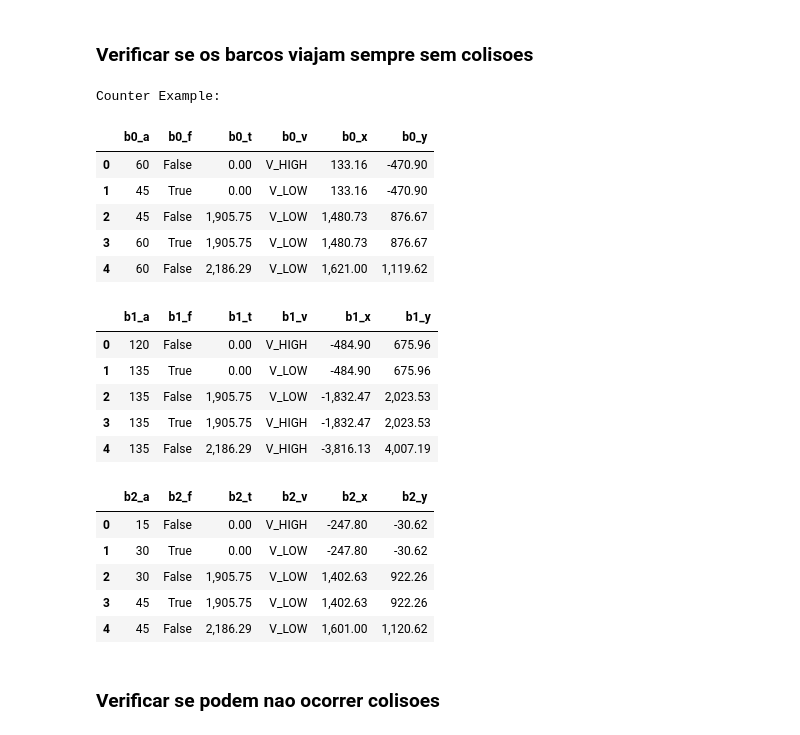
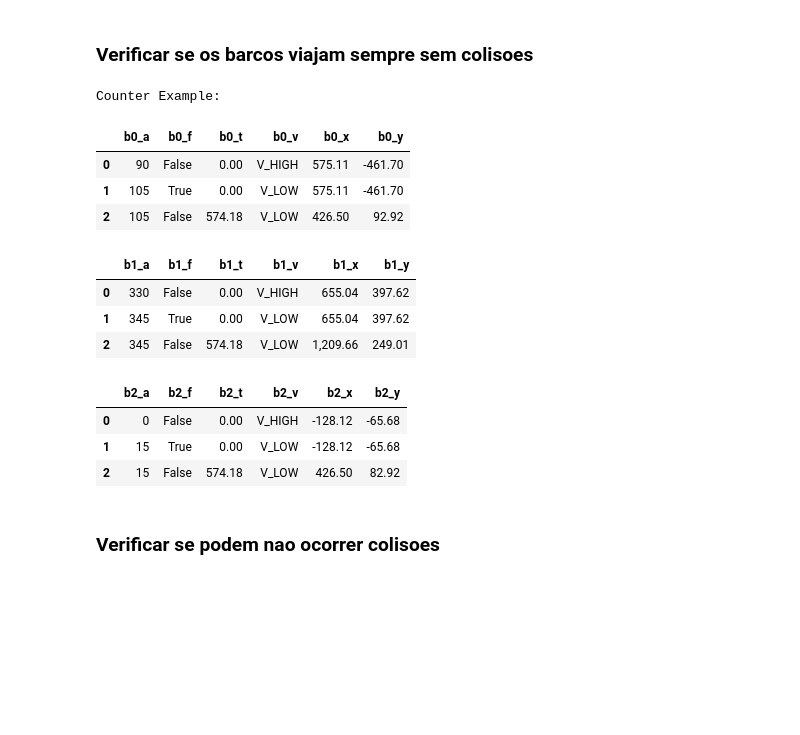
Before and after one commit to GilbertoCunha/Computational-Logic, a Jupyter notebook: Trabalho3/Boats.ipynb, the cells around one changed output. Saved outputs shown, nothing was run; the diff lists cells and outputs as text; code cells hidden in the pictures; blank space fills up the shorter version.

```diff
--- a/Trabalho3/Boats.ipynb
+++ b/Trabalho3/Boats.ipynb
@@ -37,6 +37,11 @@ vel_to_mode = lambda v: M_LOW if (v == V_LOW) else M_HIGH
 mode_to_vel = lambda m: V_LOW if (m == M_LOW) else V_HIGH
 # %%
 def model_to_dfs(m):
+    """
+    Esta função transforma um modelo z3 numa lista de DataFrames pandas.
+    Cada elemento desta lista é um DataFrame de um barco.
+    """
+
     m_ = {str(elem): m[elem] for elem in m}
     sortedkeys = sorted(m_, key=str.lower)
 
@@ -309,8 +364,11 @@ def gen_trace(declare, init, trans, k, fixed_step=False, fixed_dist=None):
         m = solver.model()
 
         for elem in m:
-            if str(elem) == "b0_d":
-                print(f"Safety distance = {m[elem]}\n")
+            if str(elem) == "d0":
+                print(f"Safety distance = {m[elem]} m\n")
+
+        if fixed_dist != None:
+            print(f"Safety distance = {fixed_dist} m\n")
 
         r = model_to_dfs(m)
         display_side_by_side(*r)
@@ -319,5 +377,5 @@ def gen_trace(declare, init, trans, k, fixed_step=False, fixed_dist=None):
 
     return r
 
-m = gen_trace(declare, init, trans, 10, True, SAFE_DIST)
+m = gen_trace(declare, init, trans, 10, False, SAFE_DIST)
 # %% [output]
@@ -368,50 +427,51 @@ def no_collisions(trace):
 def bmc_always(inv, K, fixed_dist=None):
 
     random_values = get_random_values()
 
     for k in tqdm(range(1,K+1), total=K, desc="Checking Traces"):
         solver = Solver()
         trace = {i: declare(i, fixed_dist) for i in range(k)}
         solver.add(init(trace[0], random_values))
 
         for i in range(1,k):
             solver.add(trans(trace[i-1], trace[i]))
 
         solver.add(Not(inv(trace[k-1])))
 
         if solver.check() == sat:
             print("Counter Example:")
 
+            for elem in m:
+                if str(elem) == "d0":
+                    print(f"Safety distance = {m[elem]} m\n")
+
+            if fixed_dist != None:
+                print(f"Safety distance = {fixed_dist} m\n")
+
             m = solver.model()
             r = model_to_dfs(m)
             display_side_by_side(*r)
 
             return
 
     print (f"Property is valid up to traces of length {K}")
 
 
 bmc_always(no_collisions, 10, 1000)
 # %% [output]
 Counter Example:
 |  | b0_a | b0_f | b0_t | b0_v | b0_x | b0_y |
-| 0 | 60 | False | 0.00 | V_HIGH | 133.16 | -470.90 |
-| 1 | 45 | True | 0.00 | V_LOW | 133.16 | -470.90 |
-| 2 | 45 | False | 1,905.75 | V_LOW | 1,480.73 | 876.67 |
-| 3 | 60 | True | 1,905.75 | V_LOW | 1,480.73 | 876.67 |
-| 4 | 60 | False | 2,186.29 | V_LOW | 1,621.00 | 1,119.62 |
+| 0 | 90 | False | 0.00 | V_HIGH | 575.11 | -461.70 |
+| 1 | 105 | True | 0.00 | V_LOW | 575.11 | -461.70 |
+| 2 | 105 | False | 574.18 | V_LOW | 426.50 | 92.92 |
 |  | b1_a | b1_f | b1_t | b1_v | b1_x | b1_y |
-| 0 | 120 | False | 0.00 | V_HIGH | -484.90 | 675.96 |
-| 1 | 135 | True | 0.00 | V_LOW | -484.90 | 675.96 |
-| 2 | 135 | False | 1,905.75 | V_LOW | -1,832.47 | 2,023.53 |
-| 3 | 135 | True | 1,905.75 | V_HIGH | -1,832.47 | 2,023.53 |
-| 4 | 135 | False | 2,186.29 | V_HIGH | -3,816.13 | 4,007.19 |
+| 0 | 330 | False | 0.00 | V_HIGH | 655.04 | 397.62 |
+| 1 | 345 | True | 0.00 | V_LOW | 655.04 | 397.62 |
+| 2 | 345 | False | 574.18 | V_LOW | 1,209.66 | 249.01 |
 |  | b2_a | b2_f | b2_t | b2_v | b2_x | b2_y |
-| 0 | 15 | False | 0.00 | V_HIGH | -247.80 | -30.62 |
-| 1 | 30 | True | 0.00 | V_LOW | -247.80 | -30.62 |
-| 2 | 30 | False | 1,905.75 | V_LOW | 1,402.63 | 922.26 |
-| 3 | 45 | True | 1,905.75 | V_LOW | 1,402.63 | 922.26 |
-| 4 | 45 | False | 2,186.29 | V_LOW | 1,601.00 | 1,120.62 |
+| 0 | 0 | False | 0.00 | V_HIGH | -128.12 | -65.68 |
+| 1 | 15 | True | 0.00 | V_LOW | -128.12 | -65.68 |
+| 2 | 15 | False | 574.18 | V_LOW | 426.50 | 82.92 |
 # %% [markdown]
 ### Verificar se podem nao ocorrer colisoes
 # %%
```
Also changed, not shown: parts of 17 cells of this notebook, 1 other file.
